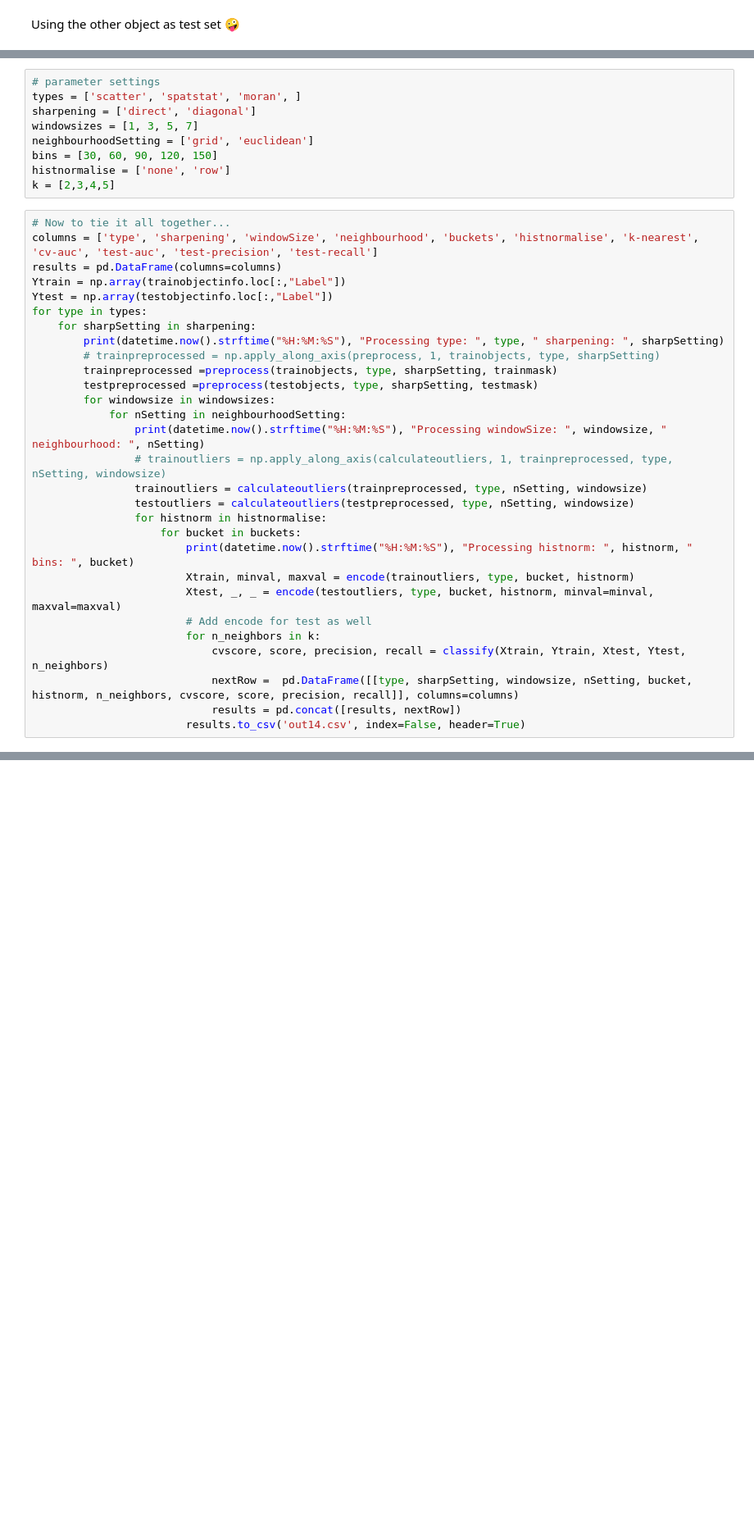
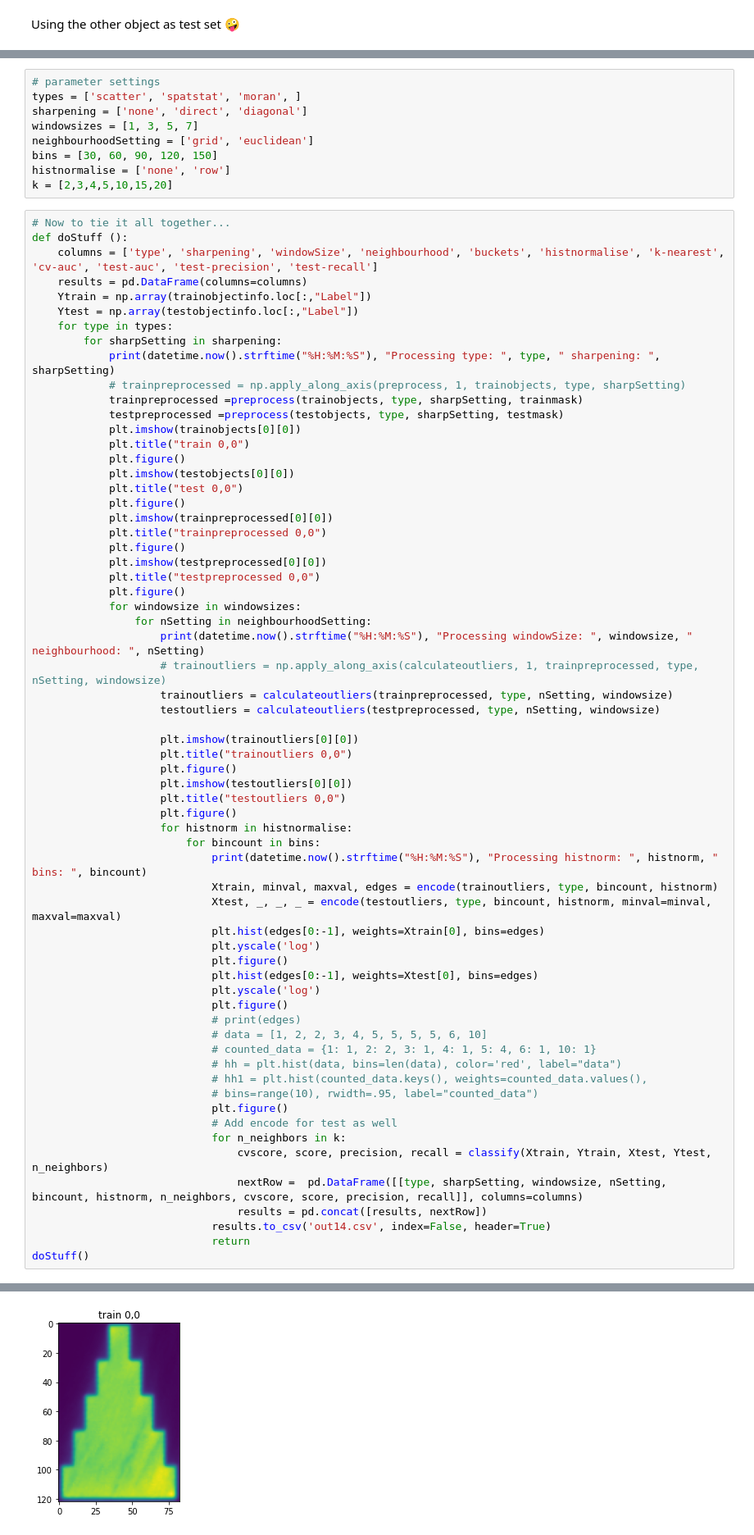
Before and after one commit to ErikSievers/thesis, a Jupyter notebook: final-notebook-v3.ipynb, the cells around one changed output, grey strips where cells are left out. Shown: that part at 82% size. Saved outputs shown, nothing was run; the diff lists cells and outputs as text; blank space fills up the shorter version.

```diff
--- a/final-notebook-v3.ipynb
+++ b/final-notebook-v3.ipynb
@@ -240,39 +274,74 @@ def classify(Xtrain, Ytrain, Xtest, Ytest, n_neighbors):
 # %%
 # parameter settings
 types = ['scatter', 'spatstat', 'moran', ]
-sharpening = ['direct', 'diagonal']
+sharpening = ['none', 'direct', 'diagonal']
 windowsizes = [1, 3, 5, 7]
 neighbourhoodSetting = ['grid', 'euclidean']
 bins = [30, 60, 90, 120, 150]
 histnormalise = ['none', 'row']
-k = [2,3,4,5]
+k = [2,3,4,5,10,15,20]
 # %%
 # Now to tie it all together...
-columns = ['type', 'sharpening', 'windowSize', 'neighbourhood', 'buckets', 'histnormalise', 'k-nearest', 'cv-auc', 'test-auc', 'test-precision', 'test-recall']
-results = pd.DataFrame(columns=columns)
-Ytrain = np.array(trainobjectinfo.loc[:,"Label"])
-Ytest = np.array(testobjectinfo.loc[:,"Label"])
-for type in types:
-    for sharpSetting in sharpening:
-        print(datetime.now().strftime("%H:%M:%S"), "Processing type: ", type, " sharpening: ", sharpSetting)
-        # trainpreprocessed = np.apply_along_axis(preprocess, 1, trainobjects, type, sharpSetting)
-        trainpreprocessed =preprocess(trainobjects, type, sharpSetting, trainmask)
-        testpreprocessed =preprocess(testobjects, type, sharpSetting, testmask)
-        for windowsize in windowsizes:
-            for nSetting in neighbourhoodSetting:
-                print(datetime.now().strftime("%H:%M:%S"), "Processing windowSize: ", windowsize, " neighbourhood: ", nSetting)
-                # trainoutliers = np.apply_along_axis(calculateoutliers, 1, trainpreprocessed, type, nSetting, windowsize)
-                trainoutliers = calculateoutliers(trainpreprocessed, type, nSetting, windowsize)
-                testoutliers = calculateoutliers(testpreprocessed, type, nSetting, windowsize)
-                for histnorm in histnormalise:
-                    for bucket in buckets:
-                        print(datetime.now().strftime("%H:%M:%S"), "Processing histnorm: ", histnorm, " bins: ", bucket)
-                        Xtrain, minval, maxval = encode(trainoutliers, type, bucket, histnorm)
-                        Xtest, _, _ = encode(testoutliers, type, bucket, histnorm, minval=minval, maxval=maxval)
-                        # Add encode for test as well
-                        for n_neighbors in k:
-                            cvscore, score, precision, recall = classify(Xtrain, Ytrain, Xtest, Ytest, n_neighbors)
-                            nextRow =  pd.DataFrame([[type, sharpSetting, windowsize, nSetting, bucket, histnorm, n_neighbors, cvscore, score, precision, recall]], columns=columns)
-                            results = pd.concat([results, nextRow])
-                        results.to_csv('out14.csv', index=False, header=True)
+def doStuff ():
+    columns = ['type', 'sharpening', 'windowSize', 'neighbourhood', 'buckets', 'histnormalise', 'k-nearest', 'cv-auc', 'test-auc', 'test-precision', 'test-recall']
+    results = pd.DataFrame(columns=columns)
+    Ytrain = np.array(trainobjectinfo.loc[:,"Label"])
+    Ytest = np.array(testobjectinfo.loc[:,"Label"])
+    for type in types:
+        for sharpSetting in sharpening:
+            print(datetime.now().strftime("%H:%M:%S"), "Processing type: ", type, " sharpening: ", sharpSetting)
+            # trainpreprocessed = np.apply_along_axis(preprocess, 1, trainobjects, type, sharpSetting)
+            trainpreprocessed =preprocess(trainobjects, type, sharpSetting, trainmask)
+            testpreprocessed =preprocess(testobjects, type, sharpSetting, testmask)
+            plt.imshow(trainobjects[0][0])
+            plt.title("train 0,0")
+            plt.figure()
+            plt.imshow(testobjects[0][0])
+            plt.title("test 0,0")
+            plt.figure()
+            plt.imshow(trainpreprocessed[0][0])
+            plt.title("trainpreprocessed 0,0")
+            plt.figure()
+            plt.imshow(testpreprocessed[0][0])
+            plt.title("testpreprocessed 0,0")
+            plt.figure()
+            for windowsize in windowsizes:
+                for nSetting in neighbourhoodSetting:
+                    print(datetime.now().strftime("%H:%M:%S"), "Processing windowSize: ", windowsize, " neighbourhood: ", nSetting)
+                    # trainoutliers = np.apply_along_axis(calculateoutliers, 1, trainpreprocessed, type, nSetting, windowsize)
+                    trainoutliers = calculateoutliers(trainpreprocessed, type, nSetting, windowsize)
+                    testoutliers = calculateoutliers(testpreprocessed, type, nSetting, windowsize)
+
+                    plt.imshow(trainoutliers[0][0])
+                    plt.title("trainoutliers 0,0")
+                    plt.figure()
+                    plt.imshow(testoutliers[0][0])
+                    plt.title("testoutliers 0,0")
+                    plt.figure()
+                    for histnorm in histnormalise:
+                        for bincount in bins:
+                            print(datetime.now().strftime("%H:%M:%S"), "Processing histnorm: ", histnorm, " bins: ", bincount)
+                            Xtrain, minval, maxval, edges = encode(trainoutliers, type, bincount, histnorm)
+                            Xtest, _, _, _ = encode(testoutliers, type, bincount, histnorm, minval=minval, maxval=maxval)
+                            plt.hist(edges[0:-1], weights=Xtrain[0], bins=edges)
+                            plt.yscale('log')
+                            plt.figure()
+                            plt.hist(edges[0:-1], weights=Xtest[0], bins=edges)
+                            plt.yscale('log')
+                            plt.figure()
+                            # print(edges)
+                            # data = [1, 2, 2, 3, 4, 5, 5, 5, 5, 6, 10]
+                            # counted_data = {1: 1, 2: 2, 3: 1, 4: 1, 5: 4, 6: 1, 10: 1}
+                            # hh = plt.hist(data, bins=len(data), color='red', label="data")
+                            # hh1 = plt.hist(counted_data.keys(), weights=counted_data.values(),
+                            # bins=range(10), rwidth=.95, label="counted_data")
+                            plt.figure()
+                            # Add encode for test as well
+                            for n_neighbors in k:
+                                cvscore, score, precision, recall = classify(Xtrain, Ytrain, Xtest, Ytest, n_neighbors)
+                                nextRow =  pd.DataFrame([[type, sharpSetting, windowsize, nSetting, bincount, histnorm, n_neighbors, cvscore, score, precision, recall]], columns=columns)
+                                results = pd.concat([results, nextRow])
+                            results.to_csv('out14.csv', index=False, header=True)
+                            return
+doStuff()
 # %% [output]
@@ -295,0 +351 @@ for type in types:
+[figure, added]
```
Also changed, not shown: parts of 6 cells of this notebook, 6 other files.
